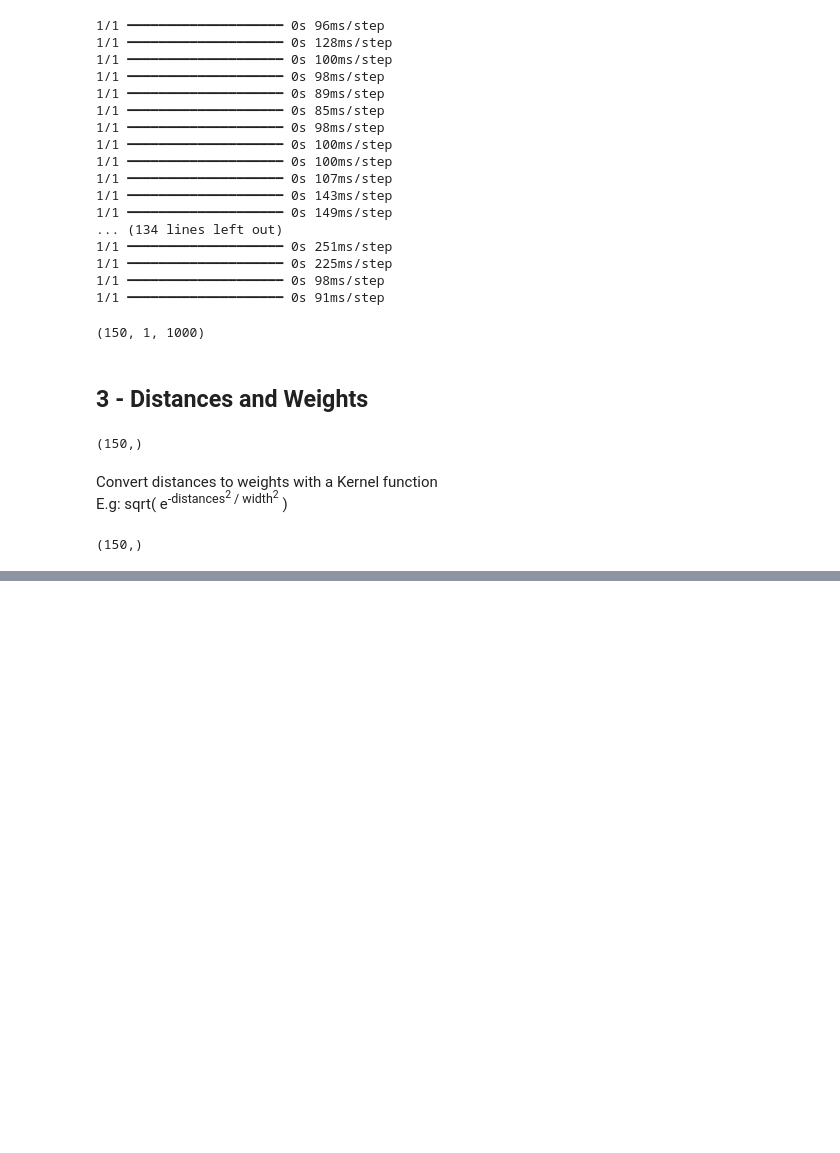
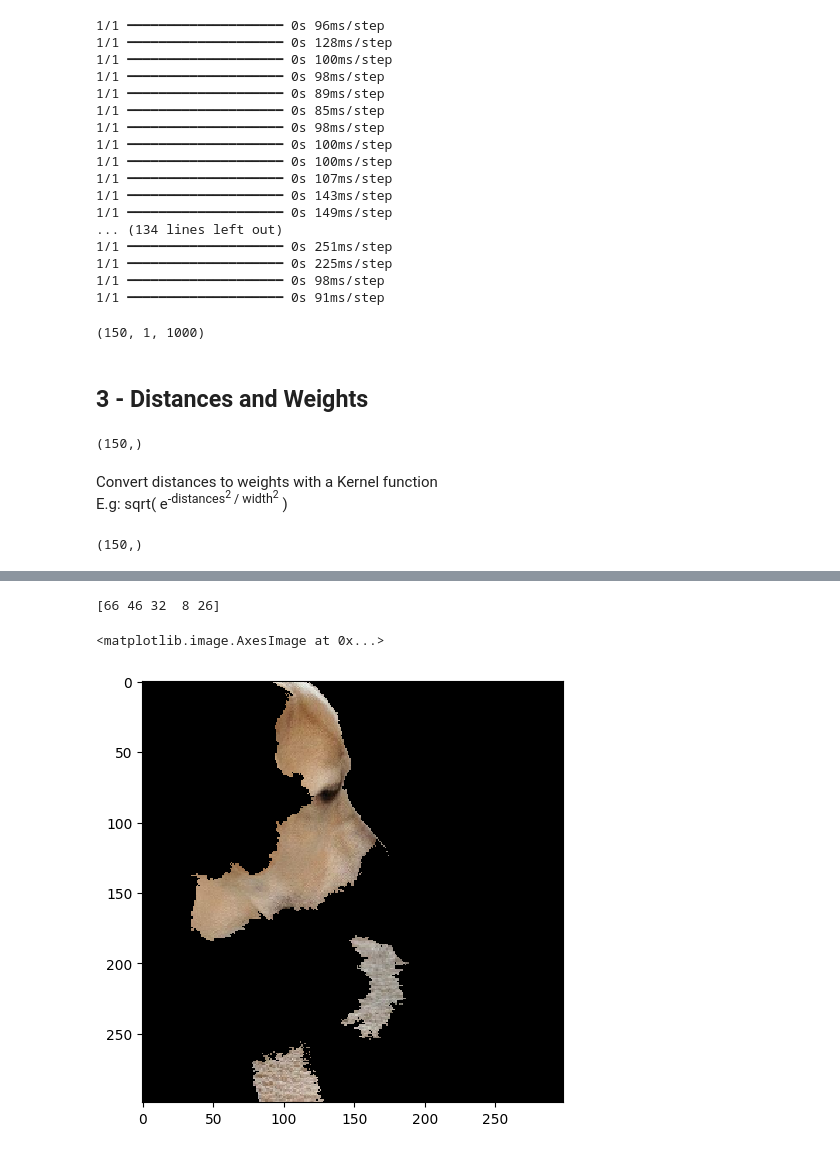
Before and after one commit to hAI-FA001/Explainable-AI-XAI, a Jupyter notebook: LIME/img_clf.ipynb, the cells around one changed output, grey strips where cells are left out. Saved outputs shown, nothing was run; the diff lists cells and outputs as text; code cells hidden in the pictures; blank space fills up the shorter version.

Commit message:
LIME step 4 - fit an explainable model, visualize

```diff
--- a/LIME/img_clf.ipynb
+++ b/LIME/img_clf.ipynb
@@ -151,0 +156,8 @@ weights.shape
+# %%
+explain_this = top5[0]
+
+simpler_model = LinearRegression()
+simpler_model.fit(perturbs, preds[..., explain_this], sample_weight=weights)
+
+coef = simpler_model.coef_[0]
+coef
@@ -151,0 +180,12 @@ weights.shape
+# %%
+top_features = np.argsort(coef)[-5:]
+print(top_features)
+
+mask = np.zeros(n_sp)
+mask[top_features] = 1
+
+skimage.io.imshow(perturb_img(im/2+0.5, mask, superpixels))
+# %% [output]
+[66 46 32  8 26]
+<matplotlib.image.AxesImage at 0x...>
+[figure, added]
```
Also changed, not shown: parts of 3 cells of this notebook.
